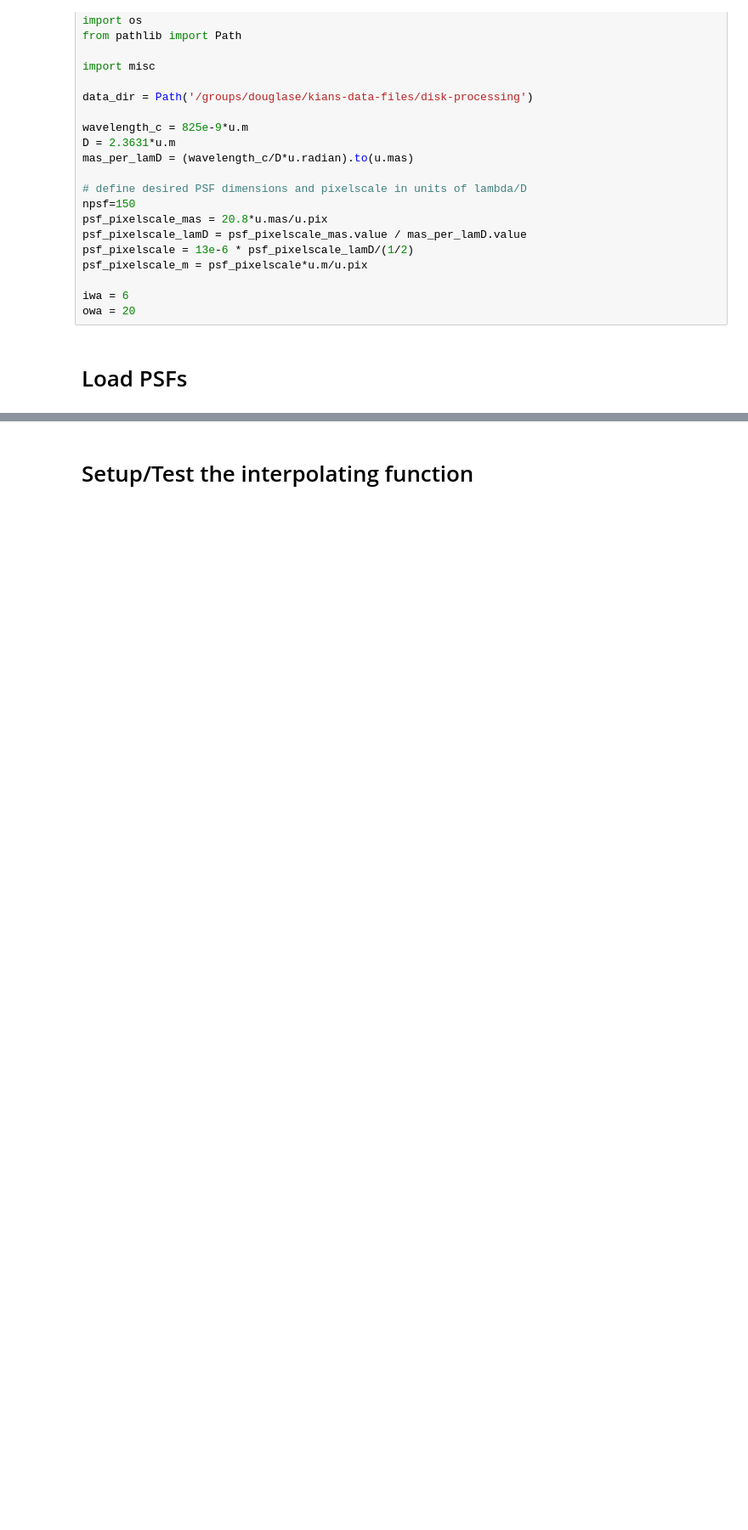
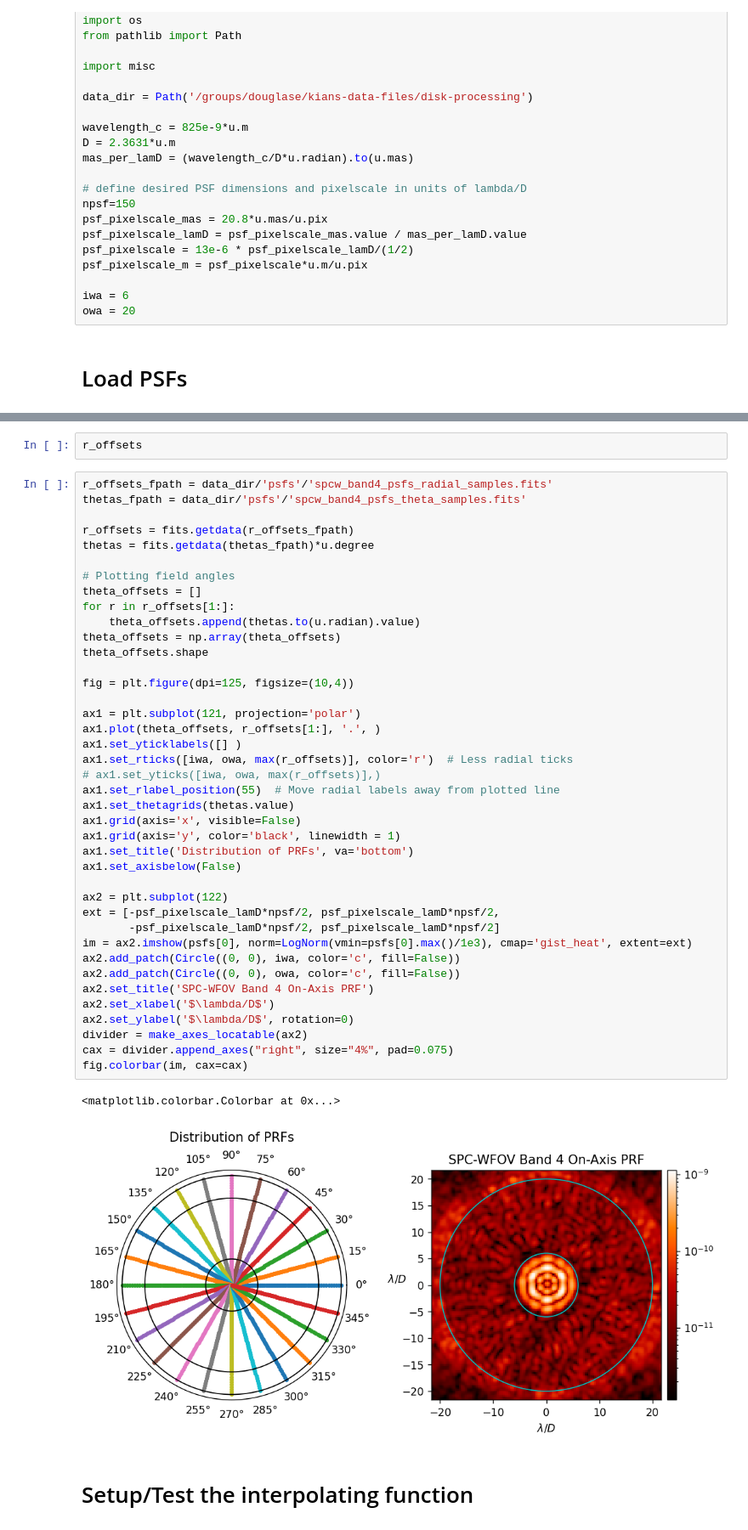
Before and after one commit to kian1377/disk-processing, a Jupyter notebook: spcw_band4_0920_interp_psfs.ipynb, the cells around one changed output, grey strips where cells are left out. Shown at 85% size. Drawn from its saved outputs; the diff is of its cells as text; blank space fills up the shorter version.

```diff
--- a/spcw_band4_0920_interp_psfs.ipynb
+++ b/spcw_band4_0920_interp_psfs.ipynb
@@ -99,2 +60,47 @@ fig.colorbar(im, cax=cax)
+# %%
+r_offsets
+# %%
+r_offsets_fpath = data_dir/'psfs'/'spcw_band4_psfs_radial_samples.fits'
+thetas_fpath = data_dir/'psfs'/'spcw_band4_psfs_theta_samples.fits'
+
+r_offsets = fits.getdata(r_offsets_fpath)
+thetas = fits.getdata(thetas_fpath)*u.degree
+
+# Plotting field angles
+theta_offsets = []
+for r in r_offsets[1:]:
+    theta_offsets.append(thetas.to(u.radian).value)
+theta_offsets = np.array(theta_offsets)
+theta_offsets.shape
+
+fig = plt.figure(dpi=125, figsize=(10,4))
+
+ax1 = plt.subplot(121, projection='polar')
+ax1.plot(theta_offsets, r_offsets[1:], '.', )
+ax1.set_yticklabels([] )
+ax1.set_rticks([iwa, owa, max(r_offsets)], color='r')  # Less radial ticks
+# ax1.set_yticks([iwa, owa, max(r_offsets)],)
+ax1.set_rlabel_position(55)  # Move radial labels away from plotted line
+ax1.set_thetagrids(thetas.value)
+ax1.grid(axis='x', visible=False)
+ax1.grid(axis='y', color='black', linewidth = 1)
+ax1.set_title('Distribution of PRFs', va='bottom')
+ax1.set_axisbelow(False)
+
+ax2 = plt.subplot(122)
+ext = [-psf_pixelscale_lamD*npsf/2, psf_pixelscale_lamD*npsf/2,
+       -psf_pixelscale_lamD*npsf/2, psf_pixelscale_lamD*npsf/2]
+im = ax2.imshow(psfs[0], norm=LogNorm(vmin=psfs[0].max()/1e3), cmap='gist_heat', extent=ext)
+ax2.add_patch(Circle((0, 0), iwa, color='c', fill=False))
+ax2.add_patch(Circle((0, 0), owa, color='c', fill=False))
+ax2.set_title('SPC-WFOV Band 4 On-Axis PRF')
+ax2.set_xlabel('$\lambda/D$')
+ax2.set_ylabel('$\lambda/D$', rotation=0)
+divider = make_axes_locatable(ax2)
+cax = divider.append_axes("right", size="4%", pad=0.075)
+fig.colorbar(im, cax=cax)
+# %% [output]
+<matplotlib.colorbar.Colorbar at 0x...>
+[figure, added]
 # %% [markdown]
 # Setup/Test the interpolating function
```
Also changed, not shown: parts of 13 cells of this notebook, 4 other files.
